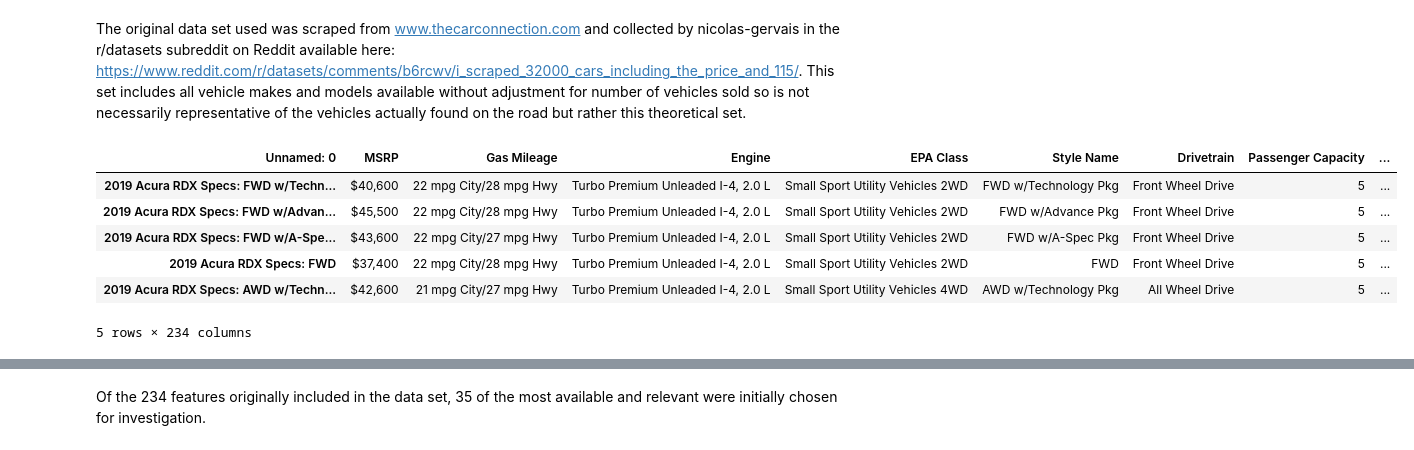
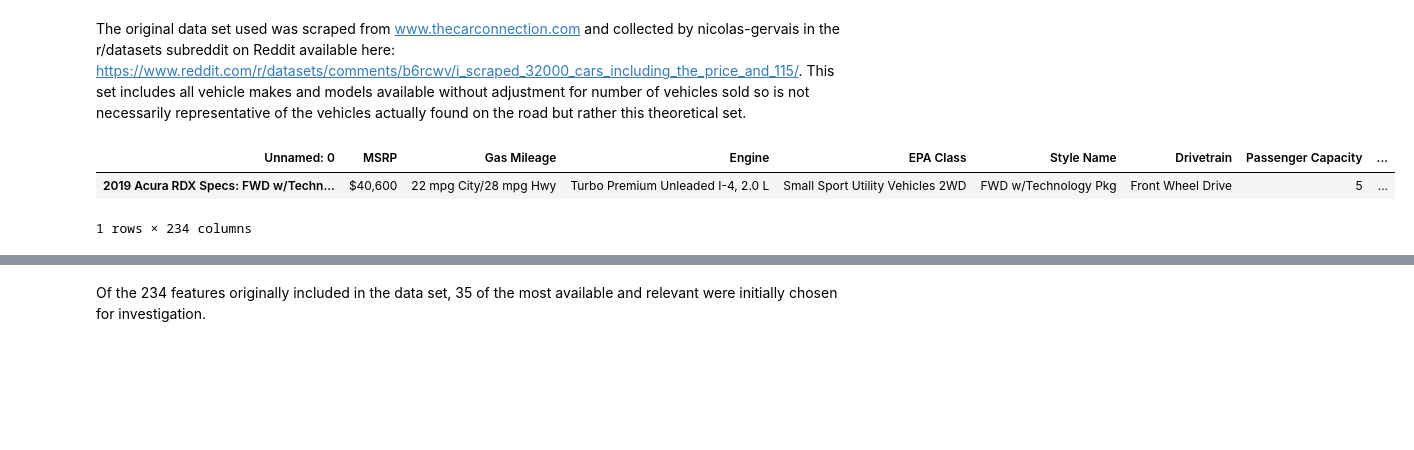
Before and after one commit to yfstafford/Thinkful, a Jupyter notebook: Unit 3/Capstone/Unit 3 Capstone Car MSRP.ipynb, the cells around one changed output, grey strips where cells are left out. Saved outputs shown, nothing was run; the diff lists cells and outputs as text; code cells hidden in the pictures; blank space fills up the shorter version.

```diff
--- a/Unit 3/Capstone/Unit 3 Capstone Car MSRP.ipynb
+++ b/Unit 3/Capstone/Unit 3 Capstone Car MSRP.ipynb
@@ -53,15 +51,11 @@ df = df.T
 df.columns = df.iloc[0]
 df = df[1:]
 # %%
-df.head(5)
+df.head(1)
 # %% [output]
 | Unnamed: 0 | MSRP | Gas Mileage | Engine | EPA Class | Style Name | Drivetrain | Passenger Capacity | ... |
 | 2019 Acura RDX Specs: FWD w/Techn... | $40,600 | 22 mpg City/28 mpg Hwy | Turbo Premium Unleaded I-4, 2.0 L | Small Sport Utility Vehicles 2WD | FWD w/Technology Pkg | Front Wheel Drive | 5 | ... |
-| 2019 Acura RDX Specs: FWD w/Advan... | $45,500 | 22 mpg City/28 mpg Hwy | Turbo Premium Unleaded I-4, 2.0 L | Small Sport Utility Vehicles 2WD | FWD w/Advance Pkg | Front Wheel Drive | 5 | ... |
-| 2019 Acura RDX Specs: FWD w/A-Spe... | $43,600 | 22 mpg City/27 mpg Hwy | Turbo Premium Unleaded I-4, 2.0 L | Small Sport Utility Vehicles 2WD | FWD w/A-Spec Pkg | Front Wheel Drive | 5 | ... |
-| 2019 Acura RDX Specs: FWD | $37,400 | 22 mpg City/28 mpg Hwy | Turbo Premium Unleaded I-4, 2.0 L | Small Sport Utility Vehicles 2WD | FWD | Front Wheel Drive | 5 | ... |
-| 2019 Acura RDX Specs: AWD w/Techn... | $42,600 | 21 mpg City/27 mpg Hwy | Turbo Premium Unleaded I-4, 2.0 L | Small Sport Utility Vehicles 4WD | AWD w/Technology Pkg | All Wheel Drive | 5 | ... |
-5 rows × 234 columns
+1 rows × 234 columns
 # %%
 df.columns.values
 # %% [output]
```
Also changed, not shown: parts of 80 cells of this notebook, 1 other file.
